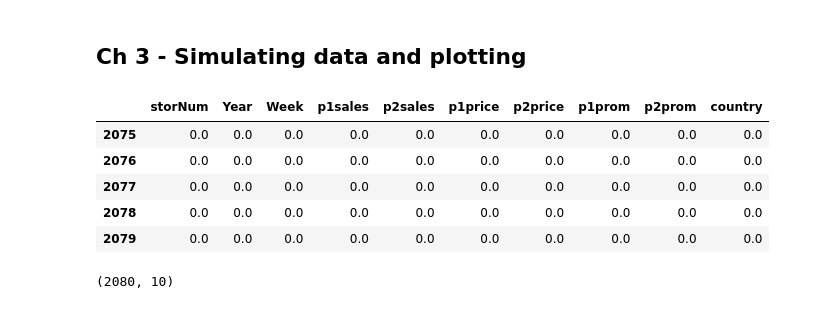
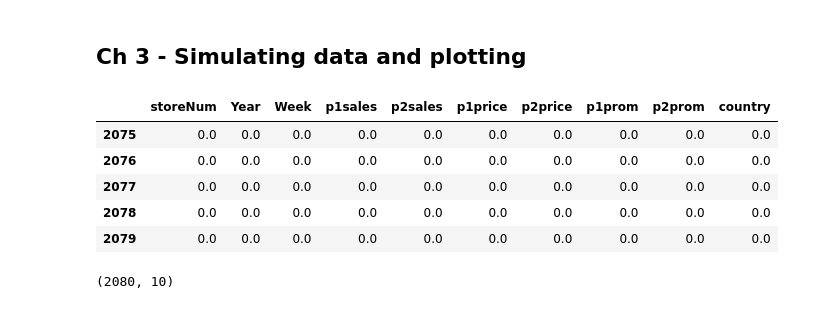
Before and after one commit to dyoung418/pandas-r-for-mktg, a Jupyter notebook: 3_simdata_plotting.ipynb, the cells around one changed output. Cells and saved outputs as stored; diff of their text form; code cells hidden in the pictures.

```diff
--- a/3_simdata_plotting.ipynb
+++ b/3_simdata_plotting.ipynb
@@ -19,12 +19,12 @@ k_years = 2
 k_weeks_per_year = 52
 # %%
 # create data frame of initially missing values to hold the data
-columns=['storNum', 'Year', 'Week', 'p1sales', 'p2sales', 'p1price','p2price','p1prom','p2prom','country']
+columns=['storeNum', 'Year', 'Week', 'p1sales', 'p2sales', 'p1price','p2price','p1prom','p2prom','country']
 df_store = pd.DataFrame(data=np.empty(shape=(k_stores*k_weeks_per_year*k_years, len(columns))),
                         columns=columns)
 df_store.tail(5)
 # %% [output]
-|  | storNum | Year | Week | p1sales | p2sales | p1price | p2price | p1prom | p2prom | country |
+|  | storeNum | Year | Week | p1sales | p2sales | p1price | p2price | p1prom | p2prom | country |
 | 2075 | 0.0 | 0.0 | 0.0 | 0.0 | 0.0 | 0.0 | 0.0 | 0.0 | 0.0 | 0.0 |
 | 2076 | 0.0 | 0.0 | 0.0 | 0.0 | 0.0 | 0.0 | 0.0 | 0.0 | 0.0 | 0.0 |
 | 2077 | 0.0 | 0.0 | 0.0 | 0.0 | 0.0 | 0.0 | 0.0 | 0.0 | 0.0 | 0.0 |
```
Also changed, not shown: parts of 11 cells of this notebook.
